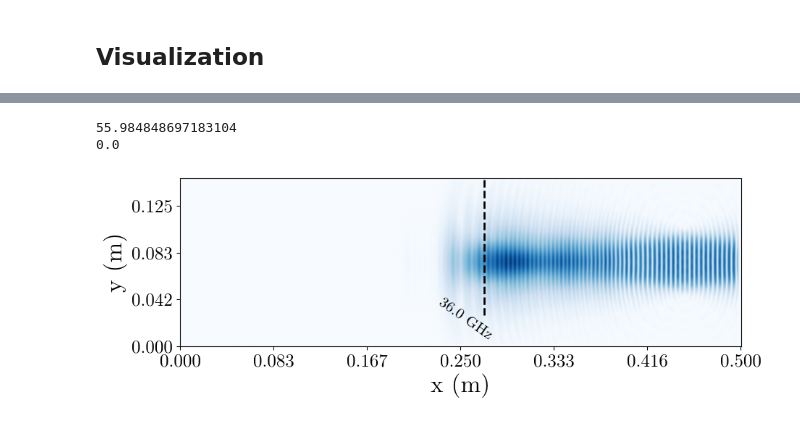
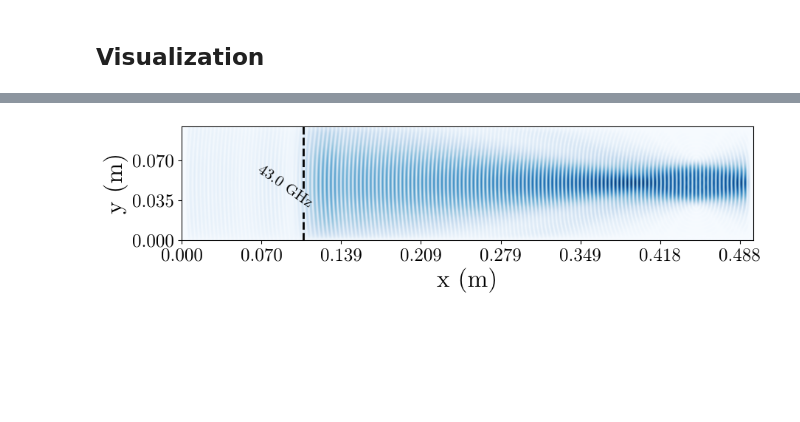
Before and after one commit to Pierre-Alexandre-Gourdain/fdtd, a Jupyter notebook: cutoff_test.ipynb, the cells around one changed output, grey strips where cells are left out. Cells and saved outputs as stored; diff of their text form; code cells hidden in the pictures; blank space fills up the shorter version.

Commit message:
config used to check X-mode at low density to get omega_ce cutoff

```diff
--- a/cutoff_test.ipynb
+++ b/cutoff_test.ipynb
@@ -148,13 +148,13 @@ print(WAVELENGTH*1e3,' mm')
 create FDTD Grid
 # %%
 grid = fdtd.Grid(
-    (.15, .5 , 1),
-    grid_spacing=0.05 / (1.*SCALE) * WAVELENGTH,
+    (.1, .5 , 1),
+    grid_spacing=0.1 / (1.*SCALE) * WAVELENGTH,
     permittivity=1.0,
     permeability=1.0,
     courant_number = .1,
     plasma = True,
-    use_p_e = True,
+    use_p_e = False,
     frequency = FREQUENCY*0,
 )
 # %%
@@ -163,14 +163,18 @@ dt=grid.time_step
 n_e=bd.zeros(grid.E.shape)
 B_T=bd.zeros(grid.E.shape)
 B_T[:,:,:,0] = MAGNETIC_FIELD
-for j in range(4*grid.Ny//5):
-    n_e[:,j,0:1,:]=DENSITY*(1.-j*1./(4*grid.Ny//5-1))
+for j in range(5*grid.Ny//6):
+    n_e[:,j,0:1,:]=DENSITY*(1.-.1*j*1./(5*grid.Ny//6-1))
 for j in range(grid.Ny):
     B_T[:,j,0:1,0]=MAGNETIC_FIELD/(1+0.5*j*1./(grid.Ny-1))
-grid.n_e += n_e
+grid.n_e = n_e
 grid.B_T = B_T
 
-grid.update_J(); #this is to compute omega and OMEGA
+grid.compute_plasma_properties(); #this is to compute omega and OMEGA
+omega2=grid.omega[:,:,0,0]**2
+OMEGA2=grid.OMEGA[:,:,0,0]**2
+cutoffs = bd.numpy(bd.sqrt(0.5*(omega2+OMEGA2+bd.sqrt((OMEGA2+omega2)**2-4*omega2*OMEGA2)))/2./3.1416)  # convert to numpy if needed
+print("Max cutoff :", np.max(cutoffs)/1e9," min cutoff ",np.min(cutoffs)/1e9)
 print("Time step ",dt)
 # dt=min(dt,.1/(bd.max(grid.OMEGA**2).item()**.5/2./3.14+1e-9))
 # dt=min(dt,.1/(bd.max(grid.omega).item()/2./3.14+1e-9))
@@ -183,5 +187,5 @@ print("Courant Number ",grid.courant_number)
 #     grid.time_step = grid.courant_number * grid.grid_spacing / LIGHT_SPEED
 # print("New Time_step ",grid.time_step)
 # print("New Courant Number ",grid.courant_number)
-grid.nu=bd.sqrt(grid.OMEGA**2)*1e-6
+grid.nu=bd.sqrt(grid.OMEGA**2)*1e-4
 # %% [output]
@@ -203,7 +208,8 @@ grid[:, :, 0] = fdtd.PeriodicBoundary(name="zbounds")
 sources
 # %%
 grid[int(-0.2*grid.Nx+grid.Nx/2):int(0.2*grid.Nx+grid.Nx/2)+1, int(.9*grid.Ny):int(.9*grid.Ny), 0] = fdtd.LineSource(
-    period=1. / FREQUENCY, name="linesource"
+    period=1. / FREQUENCY, name="linesource",
+    amplitude=1,
 )
 # grid[100, 60, 0] = fdtd.PointSource(
 #     period=WAVELENGTH / SPEED_LIGHT, name="pointsource",
@@ -217,7 +223,7 @@ objects
 # %% [markdown]
 ## Run simulation
 # %%
-grid.run(1e-9, progress_bar=True)
+grid.run(2e-9, progress_bar=True)
 # %% [markdown]
 ## Visualization
 # %%
@@ -273,49 +279,42 @@ im.set_interpolation('bicubic')
 
 # Overlay equi-cutoff contour(s)
 f_target = FREQUENCY  # example cutoff frequency (change this)
-omega=grid.omega[:,:,0,0]
-OMEGA=grid.OMEGA[:,:,0,0]
-cutoffs_np = bd.numpy(bd.sqrt(0.5*(omega**2+OMEGA**2-bd.sqrt((OMEGA**2+omega**2)**2-4*omega**2*OMEGA**2)))/2./3.1416)  # convert to numpy if needed
-print(np.max(cutoffs_np)/1e9)
-print(np.min(cutoffs_np)/1e9)
 # Draw contour where cutoff = f_target
 CS = ax.contour(
-    cutoffs_np,
+    cutoffs,
     levels=[f_target],
     colors='black',     # color of contour
     linewidths=2,
     linestyles='--'
 )
 # Optional: label the contour with its frequency
 ax.clabel(
     CS,
     inline=True,
     fontsize=15,
     fmt=lambda x: f"{x/1e9:.1f} GHz         ",
-    manual=[(30, 30)],   # optional: manually place label
+    manual=[(30, 50)],   # optional: manually place label
     rightside_up=True
 )
 for txt in CS.labelTexts:
     txt.set_rotation(-35)  # rotate 45 degrees
 
 ax.xaxis.set_major_formatter(mticker.FuncFormatter(lambda val, pos: f"{val*grid.grid_spacing:.3f}"))
 ax.yaxis.set_major_formatter(mticker.FuncFormatter(lambda val, pos: f"{val*grid.grid_spacing:.3f}"))
 
 # Add colorbar and labels
 # cb = fig.colorbar(im, orientation='horizontal', location ='top')
 # cb.ax.set_ylabel('E (A.U.)', rotation=0)
 # cb.ax.yaxis.set_label_coords(.5, -.8)
 plt.xlabel('x (m)', rotation=0)
 plt.ylabel('y (m)', rotation=90)
 plt.savefig("E.png",
                bbox_inches='tight',
                transparent=False,
                pad_inches=.1)
 plt.show()
 # %% [output]
-55.984848697183104
-0.0
-[figure, old version]
+[figure, new version]
 # %%
 fig, ax = plt.subplots(figsize=(10, 10))
 
```
Also changed, not shown: parts of 6 cells of this notebook, 1 other file.
